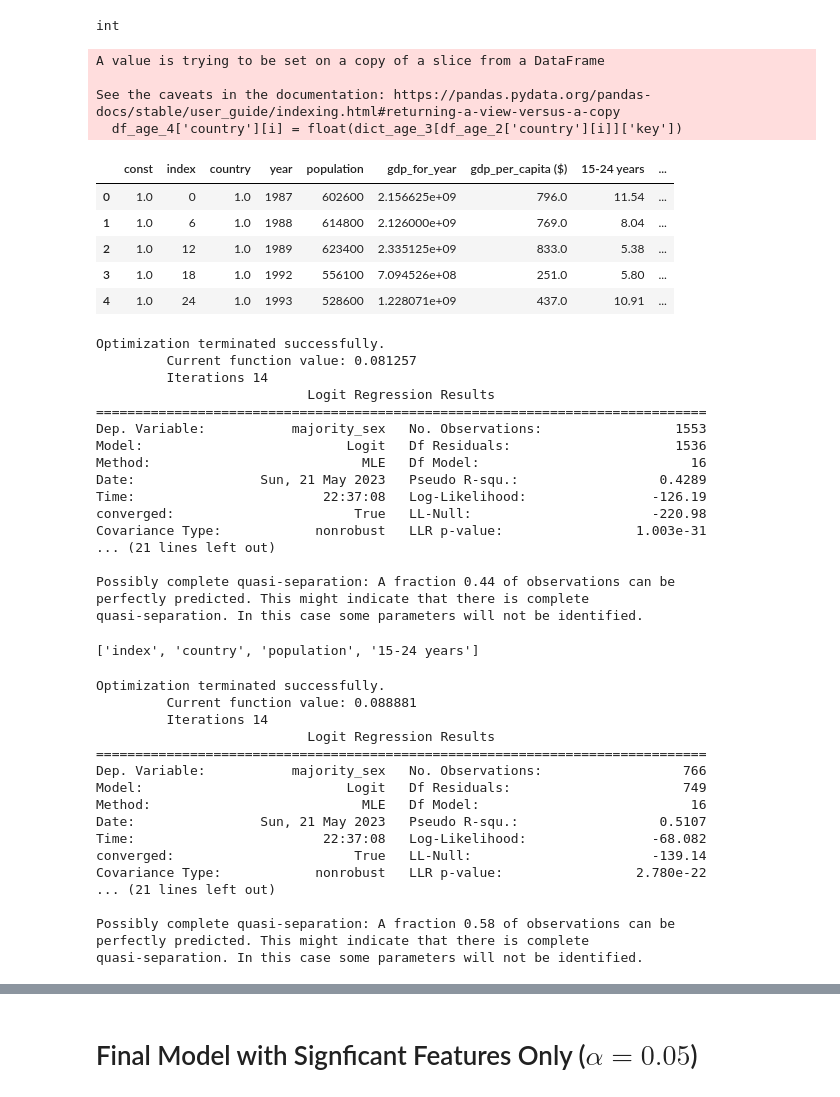
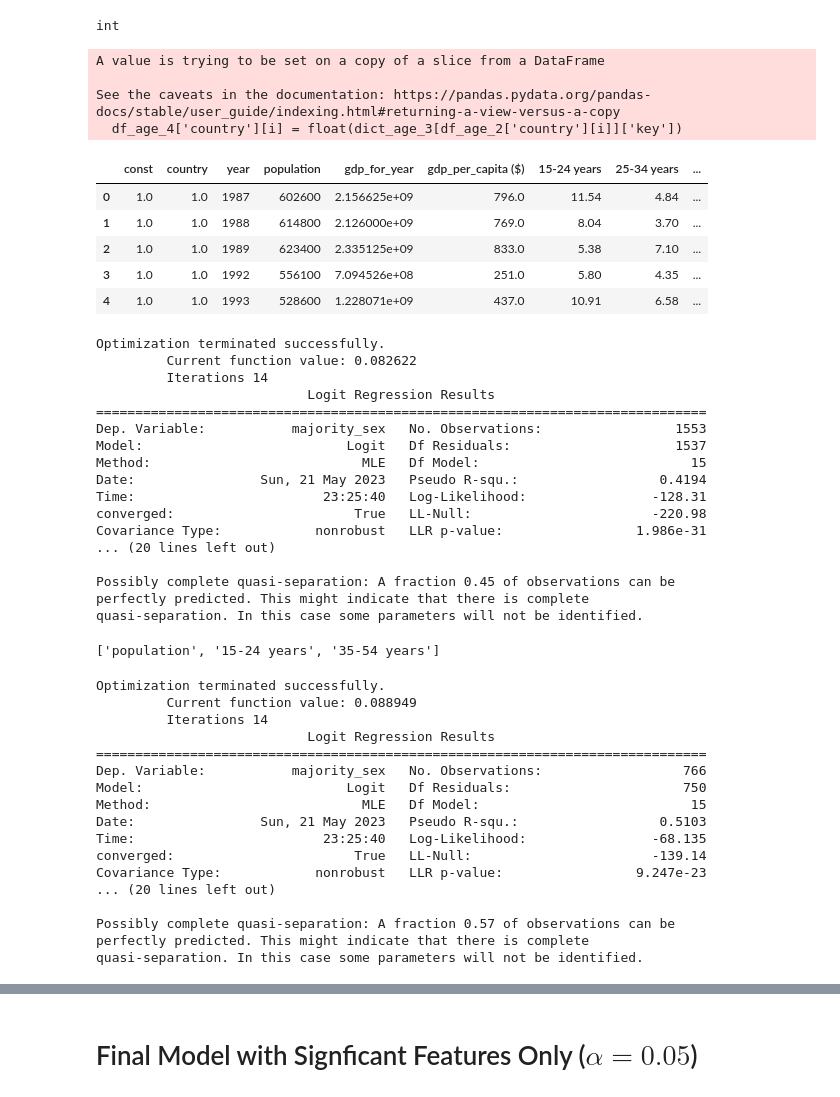
Before and after one commit to duggi28/Suicide-Sex-Classifier, a Jupyter notebook: Suicide_Sex_Classifier.ipynb, the cells around one changed output, grey strips where cells are left out. Saved outputs shown, nothing was run; the diff lists cells and outputs as text; code cells hidden in the pictures.

```diff
--- a/Suicide_Sex_Classifier.ipynb
+++ b/Suicide_Sex_Classifier.ipynb
@@ -363,24 +363,24 @@ type(dict_age_3['Albania']['key'])
 int
 # %%
 y = df_age_2['majority_sex']
-features = df_age_2.drop(columns=['majority_sex','suicides_no','suicides/100k pop','male','female','male_suicide_percentage','female_suicide_percentage']).columns[:]
+features = df_age_2.drop(columns=['index','majority_sex','suicides_no','suicides/100k pop','male','female','male_suicide_percentage','female_suicide_percentage']).columns[:]
 df_age_4 = df_age_2.copy()
 for i in range(len(df_age_2)):
   df_age_4['country'][i] = float(dict_age_3[df_age_2['country'][i]]['key'])
 # df['gdp_for_year']= df.apply(lambda x: int(x.gdp_for_year) , axis=1)
 X = sm.add_constant(df_age_4[features])
 X.head()
 # %% [output]
 A value is trying to be set on a copy of a slice from a DataFrame
 
 See the caveats in the documentation: https://pandas.pydata.org/pandas-docs/stable/user_guide/indexing.html#returning-a-view-versus-a-copy
   df_age_4['country'][i] = float(dict_age_3[df_age_2['country'][i]]['key'])
-|  | const | index | country | year | population | gdp_for_year | gdp_per_capita ($) | 15-24 years | ... |
-| 0 | 1.0 | 0 | 1.0 | 1987 | 602600 | 2.156625e+09 | 796.0 | 11.54 | ... |
-| 1 | 1.0 | 6 | 1.0 | 1988 | 614800 | 2.126000e+09 | 769.0 | 8.04 | ... |
-| 2 | 1.0 | 12 | 1.0 | 1989 | 623400 | 2.335125e+09 | 833.0 | 5.38 | ... |
-| 3 | 1.0 | 18 | 1.0 | 1992 | 556100 | 7.094526e+08 | 251.0 | 5.80 | ... |
-| 4 | 1.0 | 24 | 1.0 | 1993 | 528600 | 1.228071e+09 | 437.0 | 10.91 | ... |
+|  | const | country | year | population | gdp_for_year | gdp_per_capita ($) | 15-24 years | 25-34 years | ... |
+| 0 | 1.0 | 1.0 | 1987 | 602600 | 2.156625e+09 | 796.0 | 11.54 | 4.84 | ... |
+| 1 | 1.0 | 1.0 | 1988 | 614800 | 2.126000e+09 | 769.0 | 8.04 | 3.70 | ... |
+| 2 | 1.0 | 1.0 | 1989 | 623400 | 2.335125e+09 | 833.0 | 5.38 | 7.10 | ... |
+| 3 | 1.0 | 1.0 | 1992 | 556100 | 7.094526e+08 | 251.0 | 5.80 | 4.35 | ... |
+| 4 | 1.0 | 1.0 | 1993 | 528600 | 1.228071e+09 | 437.0 | 10.91 | 6.58 | ... |
 # %%
 X = X.astype({'country':int})
 # %%
@@ -391,46 +391,46 @@ model = sm.Logit(y_train,X_train).fit()
 print(model.summary())
 # %% [output]
 Optimization terminated successfully.
-         Current function value: 0.081257
+         Current function value: 0.082622
          Iterations 14
                            Logit Regression Results
 ==============================================================================
 Dep. Variable:           majority_sex   No. Observations:                 1553
-Model:                          Logit   Df Residuals:                     1536
-Method:                           MLE   Df Model:                           16
-Date:                Sun, 21 May 2023   Pseudo R-squ.:                  0.4289
-Time:                        22:37:08   Log-Likelihood:                -126.19
+Model:                          Logit   Df Residuals:                     1537
+Method:                           MLE   Df Model:                           15
+Date:                Sun, 21 May 2023   Pseudo R-squ.:                  0.4194
+Time:                        23:25:40   Log-Likelihood:                -128.31
 converged:                       True   LL-Null:                       -220.98
-Covariance Type:            nonrobust   LLR p-value:                 1.003e-31
-... (21 lines left out)
+Covariance Type:            nonrobust   LLR p-value:                 1.986e-31
+... (20 lines left out)
 
-Possibly complete quasi-separation: A fraction 0.44 of observations can be
+Possibly complete quasi-separation: A fraction 0.45 of observations can be
 perfectly predicted. This might indicate that there is complete
 quasi-separation. In this case some parameters will not be identified.
 # %%
 significant_covariates = list(model.pvalues[model.pvalues<=0.05].index)
 significant_covariates
 # %% [output]
-['index', 'country', 'population', '15-24 years']
+['population', '15-24 years', '35-54 years']
 # %%
 model2 = sm.Logit(y_test,X_test).fit()
 print(model2.summary())
 # %% [output]
 Optimization terminated successfully.
-         Current function value: 0.088881
+         Current function value: 0.088949
          Iterations 14
                            Logit Regression Results
 ==============================================================================
 Dep. Variable:           majority_sex   No. Observations:                  766
-Model:                          Logit   Df Residuals:                      749
-Method:                           MLE   Df Model:                           16
-Date:                Sun, 21 May 2023   Pseudo R-squ.:                  0.5107
-Time:                        22:37:08   Log-Likelihood:                -68.082
+Model:                          Logit   Df Residuals:                      750
+Method:                           MLE   Df Model:                           15
+Date:                Sun, 21 May 2023   Pseudo R-squ.:                  0.5103
+Time:                        23:25:40   Log-Likelihood:                -68.135
 converged:                       True   LL-Null:                       -139.14
-Covariance Type:            nonrobust   LLR p-value:                 2.780e-22
-... (21 lines left out)
+Covariance Type:            nonrobust   LLR p-value:                 9.247e-23
+... (20 lines left out)
 
-Possibly complete quasi-separation: A fraction 0.58 of observations can be
+Possibly complete quasi-separation: A fraction 0.57 of observations can be
 perfectly predicted. This might indicate that there is complete
 quasi-separation. In this case some parameters will not be identified.
 # %%
```
Also changed, not shown: parts of 7 cells of this notebook.
